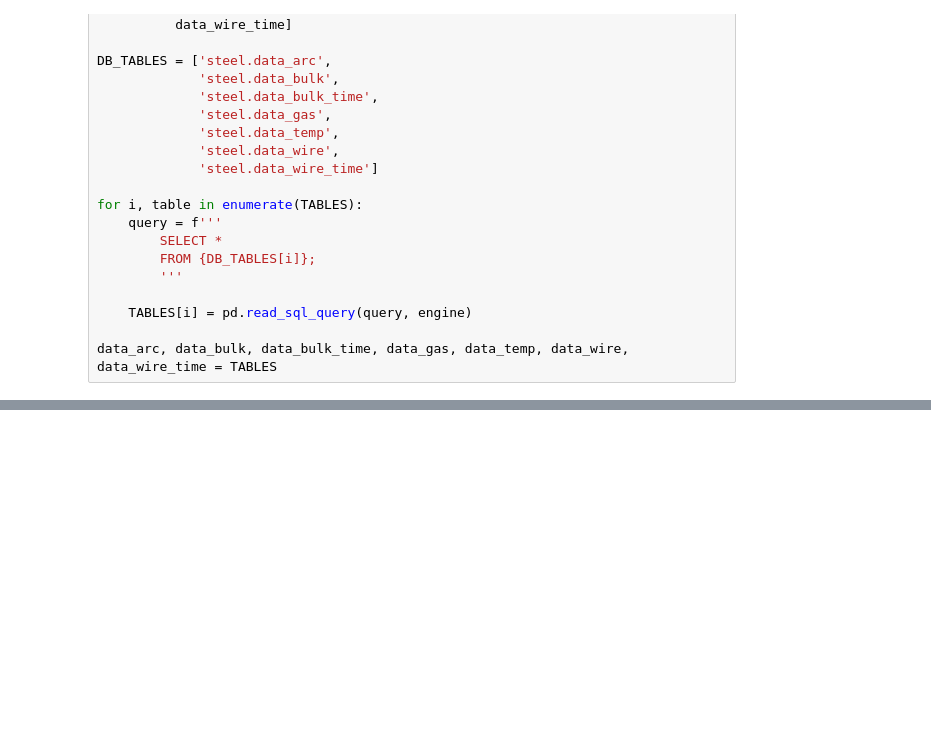
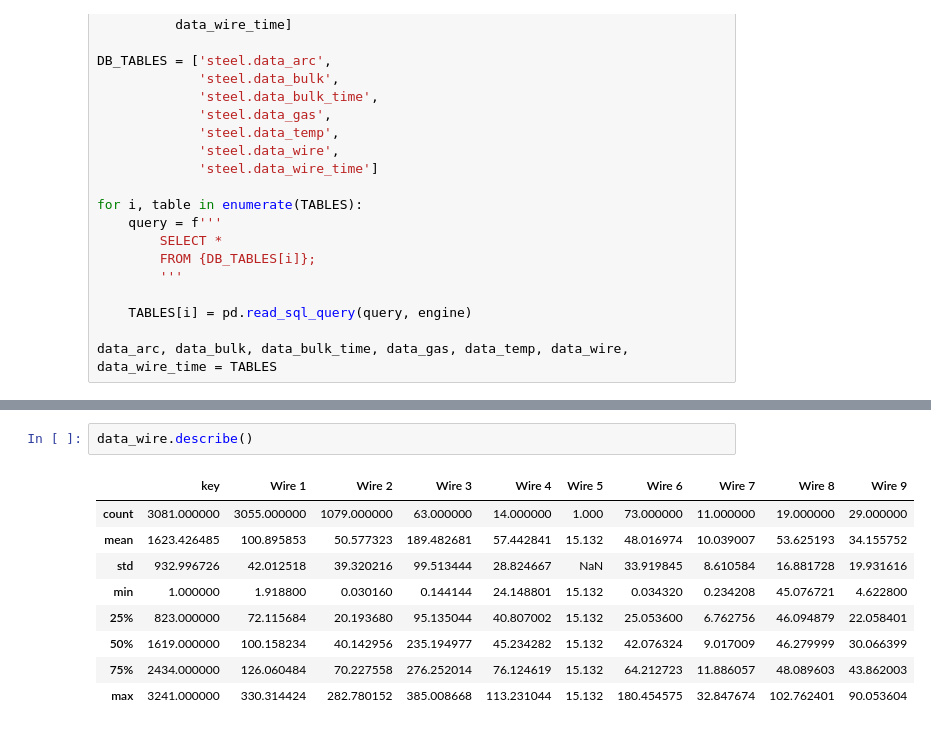
Before and after one commit to VSXV/Data-Science-Projects, a Jupyter notebook: 19. production costs/production costs.ipynb, the cells around one changed output, grey strips where cells are left out. Saved outputs shown, nothing was run; the diff lists cells and outputs as text; blank space fills up the shorter version.

```diff
--- a/19. production costs/production costs.ipynb
+++ b/19. production costs/production costs.ipynb
@@ -83,0 +423,12 @@ memory usage: 581.2+ KB
+# %%
+data_wire.describe()
+# %% [output]
+|  | key | Wire 1 | Wire 2 | Wire 3 | Wire 4 | Wire 5 | Wire 6 | Wire 7 | Wire 8 | Wire 9 |
+| count | 3081.000000 | 3055.000000 | 1079.000000 | 63.000000 | 14.000000 | 1.000 | 73.000000 | 11.000000 | 19.000000 | 29.000000 |
+| mean | 1623.426485 | 100.895853 | 50.577323 | 189.482681 | 57.442841 | 15.132 | 48.016974 | 10.039007 | 53.625193 | 34.155752 |
+| std | 932.996726 | 42.012518 | 39.320216 | 99.513444 | 28.824667 | NaN | 33.919845 | 8.610584 | 16.881728 | 19.931616 |
+| min | 1.000000 | 1.918800 | 0.030160 | 0.144144 | 24.148801 | 15.132 | 0.034320 | 0.234208 | 45.076721 | 4.622800 |
+| 25% | 823.000000 | 72.115684 | 20.193680 | 95.135044 | 40.807002 | 15.132 | 25.053600 | 6.762756 | 46.094879 | 22.058401 |
+| 50% | 1619.000000 | 100.158234 | 40.142956 | 235.194977 | 45.234282 | 15.132 | 42.076324 | 9.017009 | 46.279999 | 30.066399 |
+| 75% | 2434.000000 | 126.060484 | 70.227558 | 276.252014 | 76.124619 | 15.132 | 64.212723 | 11.886057 | 48.089603 | 43.862003 |
+| max | 3241.000000 | 330.314424 | 282.780152 | 385.008668 | 113.231044 | 15.132 | 180.454575 | 32.847674 | 102.762401 | 90.053604 |
```
Also changed, not shown: parts of 57 cells of this notebook, 1 other file.
